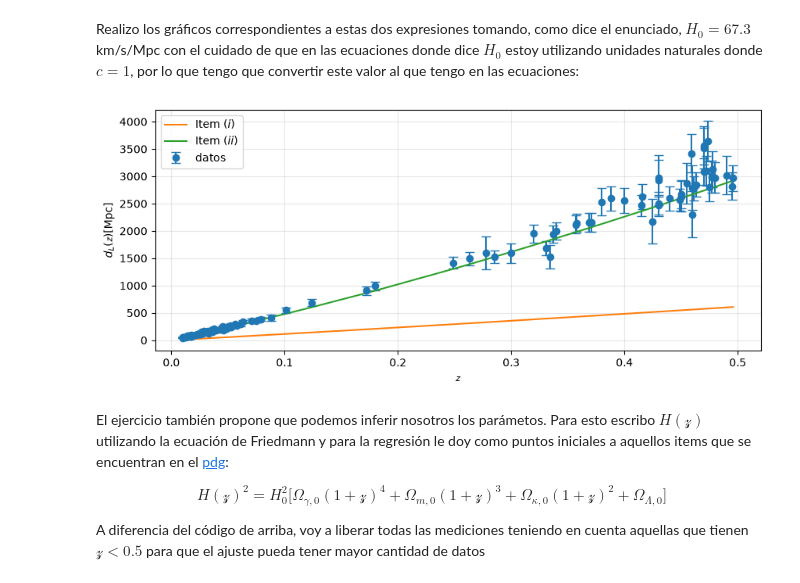
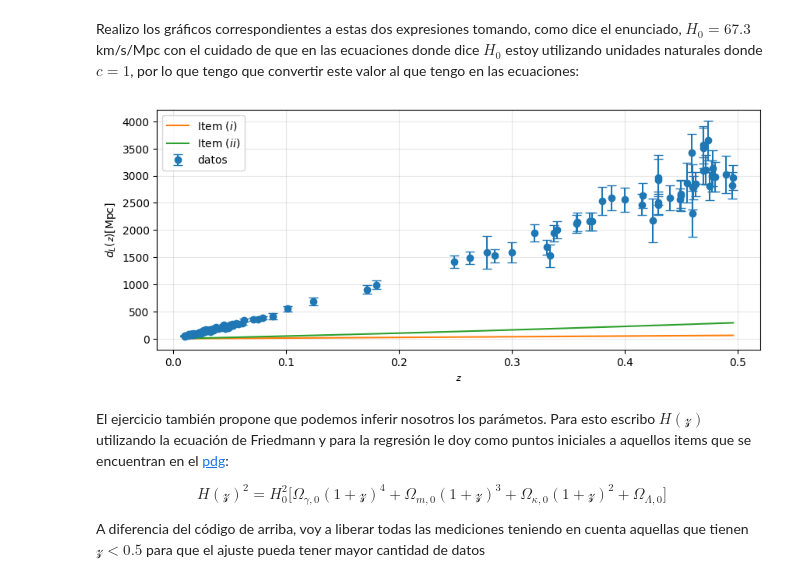
Before and after one commit to TomasMastantuono/Archivos_facultad, a Jupyter notebook: cosmologia/Entrega/2da-Entrega/P10-2.ipynb, the cells around one changed output. Cells and saved outputs as stored; diff of their text form; code cells hidden in the pictures.

```diff
--- a/cosmologia/Entrega/2da-Entrega/P10-2.ipynb
+++ b/cosmologia/Entrega/2da-Entrega/P10-2.ipynb
@@ -146,6 +146,13 @@ H0 = (0.00021387183539567012 +- 3.1352333094598187e-06)
 q0 = (-0.40294663094145045 +- 0.1323646368754939)
 0.9414460764345495
 [figure]
+# %%
+c = 300_00 #m/s
+
+df_results = pd.DataFrame(columns = ['Cantidad', 'Valor', 'error'],
+                          data = [['H0', H_0/c, np.sqrt(var_h0)/c],
+                                  ['q0', q_0, np.sqrt(var_q0)]])
+df_results.to_csv('resultados_ajuste.csv')
 # %% [markdown]
 ## Resolución item (c)
 # %% [markdown]
@@ -171,39 +178,38 @@ $$
 Realizo los gráficos correspondientes a estas dos expresiones tomando, como dice el enunciado, $H_0 = 67.3$ km/s/Mpc con el cuidado de que en las ecuaciones donde dice $H_0$ estoy utilizando unidades naturales donde $c = 1$, por lo que tengo que convertir este valor al que tengo en las ecuaciones:
 # %%
 H0_enunciado = 67.3 #km/s/Mpc
-c = 300_000 #km/s
 H0 = H0_enunciado/c
 def dL1(z, H0 = H0):
     ffactor = (1 + z)/(2 * H0)
     sfactor = 1 - 1/np.sqrt(1 + z)
     return ffactor * sfactor
 
 def dL2(z, H0 = H0, Om = .3, Olam = .7):
     ffactor = (1 + z)/(H0)
 
     int_return = []
     for x in z:
         z_ = np.linspace(0, x, 1_000)
         arg_int = 1/np.sqrt(Om*(1 + z_)**3 + Olam)
         integral = np.trapezoid(y = arg_int, x = z_)
         int_return.append(integral)
     return ffactor * np.array(int_return)
 
 fig, ax = plt.subplots(1, 1, figsize = (10, 4))
 
 ax.errorbar(df['z'], df['d'],
             yerr = df['d_err'], capsize = 4,
             linestyle = 'None', fmt = 'o', label = 'datos')
 
 ax.plot(df['z'], dL1(df['z']), label = r'Item $(i)$')
 ax.plot(df['z'], dL2(df['z']), label = r'Item $(ii)$')
 
 ax.set(xlabel = r'$\mathcal{z}$', ylabel = r'$d_L(\mathcal{z})$[Mpc]')
 ax.grid(alpha = .3), ax.legend(loc = 'upper left')
 
 plt.show()
 # %% [output]
-[figure, old version]
+[figure, new version]
 # %% [markdown]
 El ejercicio también propone que podemos inferir nosotros los parámetos. Para esto escribo $H(\mathcal{z})$ utilizando la ecuación de Friedmann y para la regresión le doy como puntos iniciales a aquellos items que se encuentran en el [pdg](https://pdg.lbl.gov/2024/reviews/astro-cosmo.html):
 
```
Also changed, not shown: parts of 1 cell of this notebook, 3 other files.
